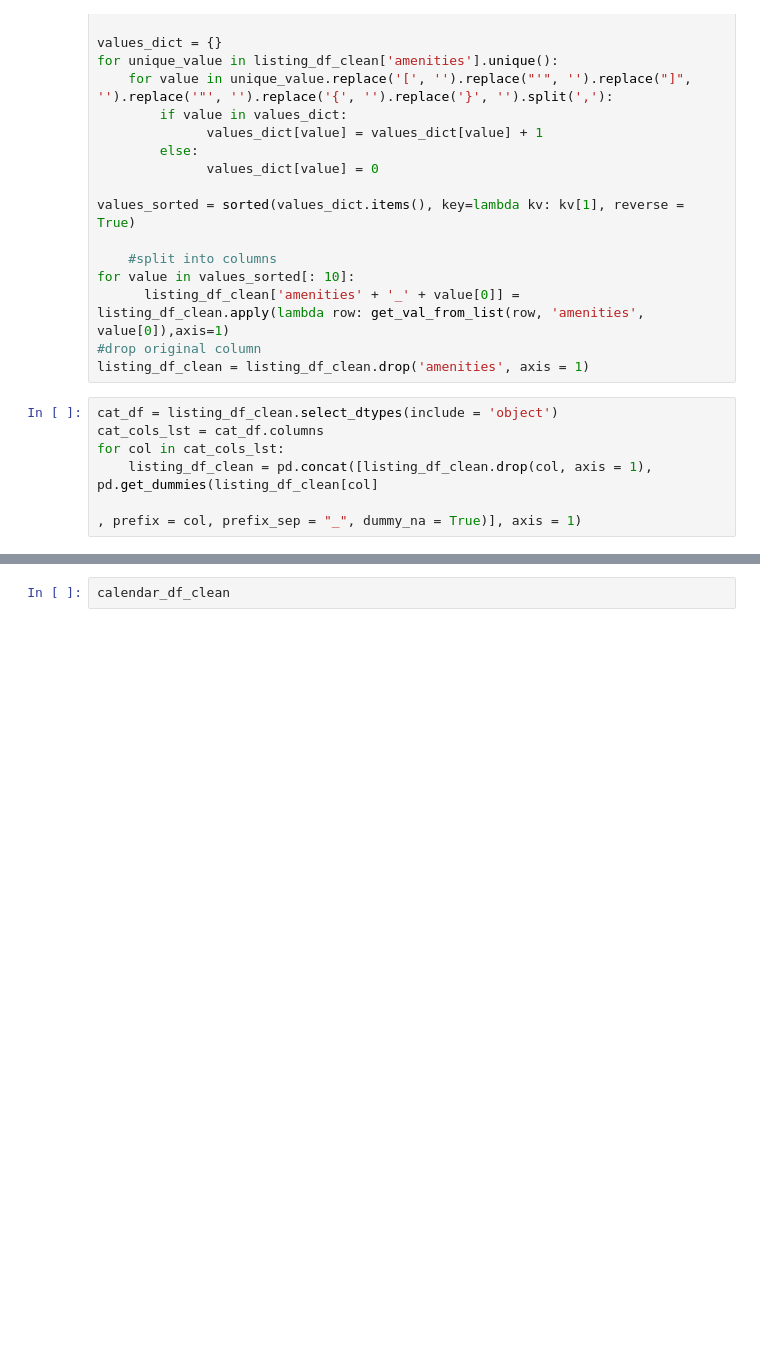
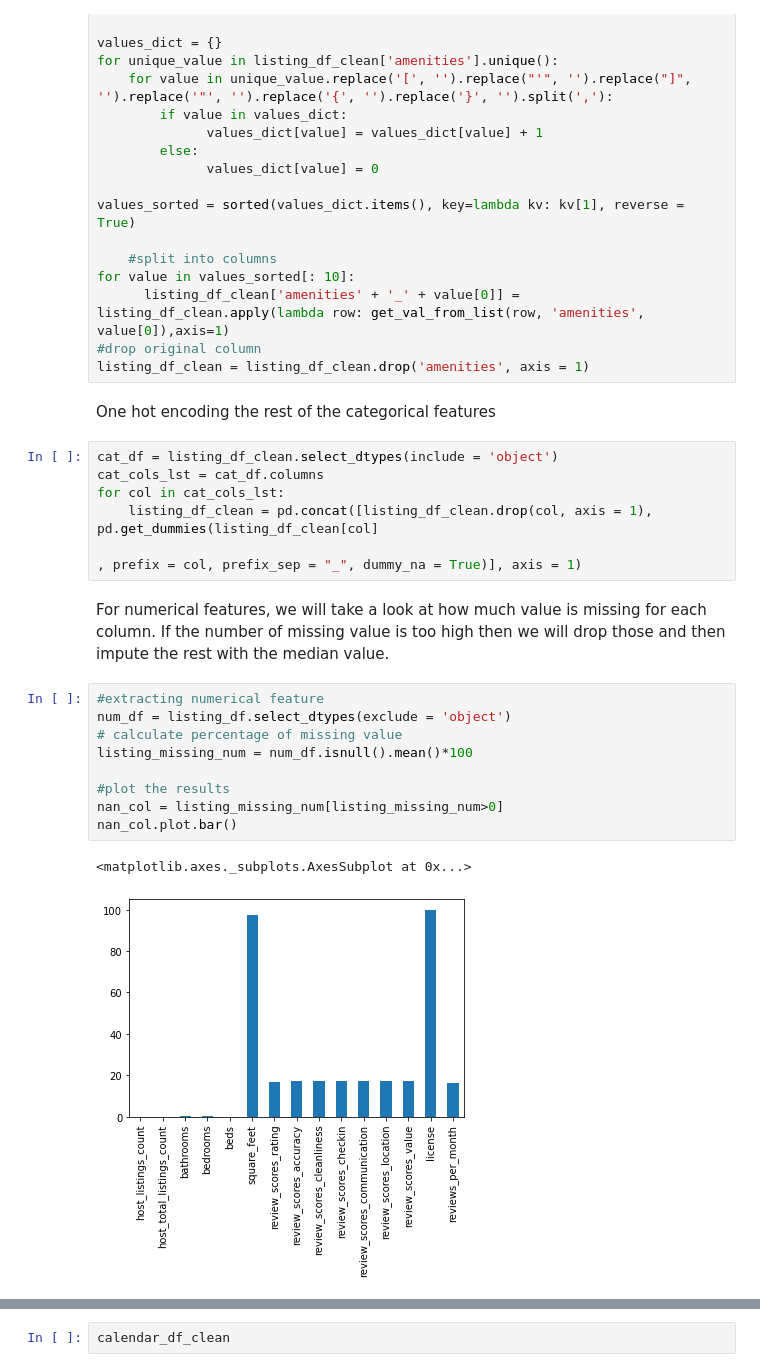
Before and after one commit to phongnguyen1906/AnalyzingSeattleAirBnB, a Jupyter notebook: AirBnB Analysis.ipynb, the cells around one changed output, grey strips where cells are left out. Drawn from its saved outputs; the diff is of its cells as text; blank space fills up the shorter version.

```diff
--- a/AirBnB Analysis.ipynb
+++ b/AirBnB Analysis.ipynb
@@ -118,9 +244,25 @@ for value in values_sorted[: 10]:
       listing_df_clean['amenities' + '_' + value[0]] = listing_df_clean.apply(lambda row: get_val_from_list(row, 'amenities', value[0]),axis=1)
 #drop original column
 listing_df_clean = listing_df_clean.drop('amenities', axis = 1)
+# %% [markdown]
+One hot encoding the rest of the categorical features
 # %%
 cat_df = listing_df_clean.select_dtypes(include = 'object')
 cat_cols_lst = cat_df.columns
 for col in cat_cols_lst:
     listing_df_clean = pd.concat([listing_df_clean.drop(col, axis = 1), pd.get_dummies(listing_df_clean[col]
                                                                                                 , prefix = col, prefix_sep = "_", dummy_na = True)], axis = 1)
+# %% [markdown]
+For numerical features, we will take a look at how much value is missing for each column. If the number of missing value is too high then we will drop those and then impute the rest with the median value.
+# %%
+#extracting numerical feature
+num_df = listing_df.select_dtypes(exclude = 'object')
+# calculate percentage of missing value
+listing_missing_num = num_df.isnull().mean()*100
+
+#plot the results
+nan_col = listing_missing_num[listing_missing_num>0]
+nan_col.plot.bar()
+# %% [output]
+<matplotlib.axes._subplots.AxesSubplot at 0x...>
+[figure, added]
```
Also changed, not shown: parts of 48 cells of this notebook.
